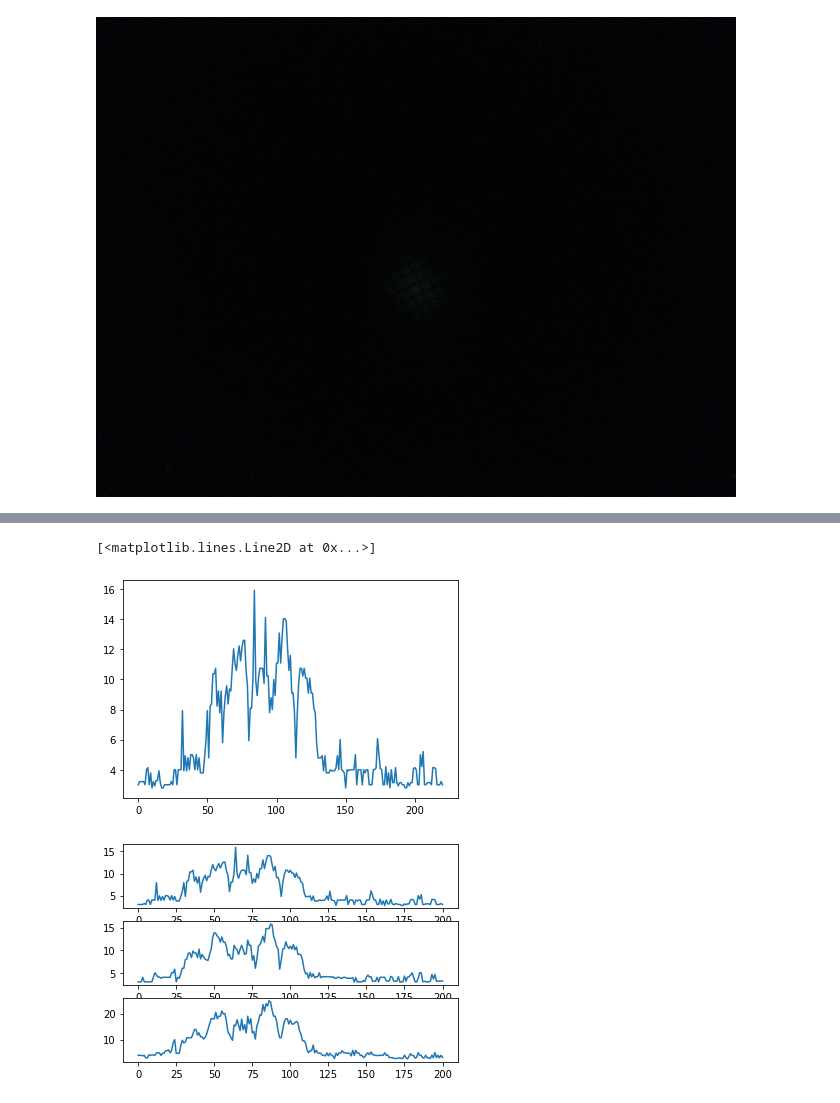
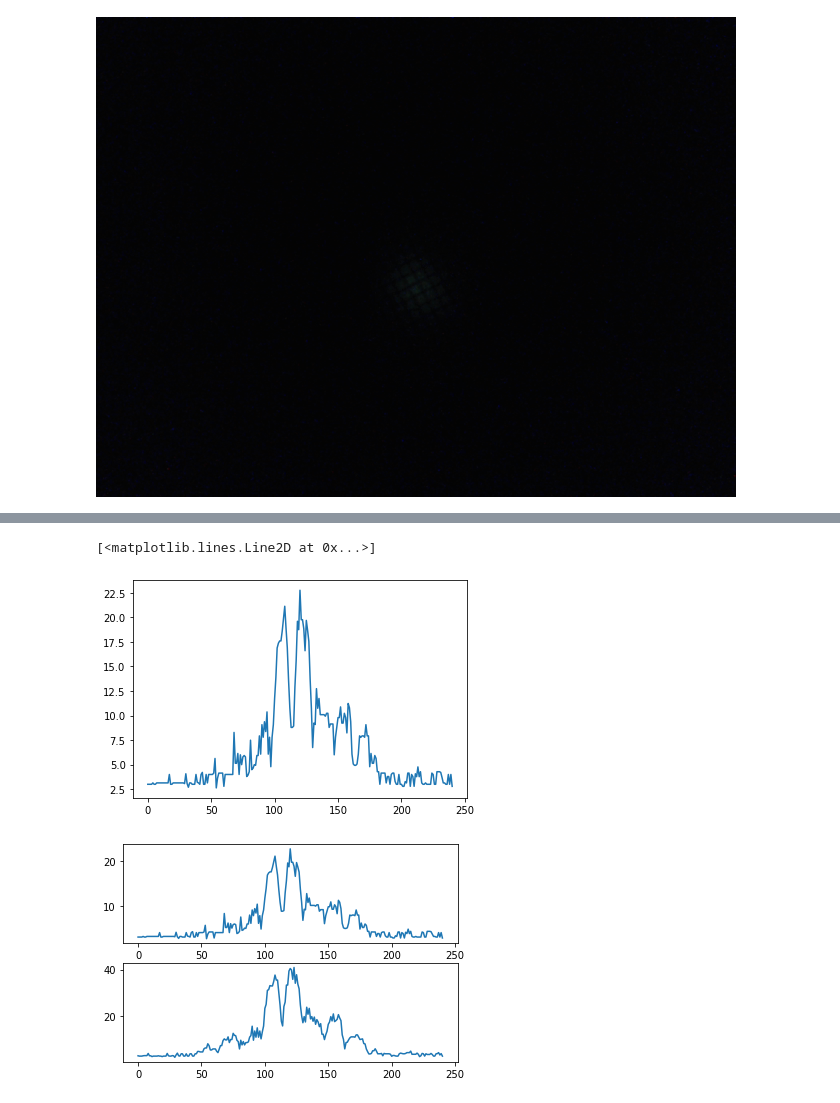
Before and after one commit to ruhomor/vaki, a Jupyter notebook: laba.ipynb, the cells around one changed output, grey strips where cells are left out. Drawn from its saved outputs; the diff is of its cells as text; code cells hidden in the pictures.

```diff
--- a/laba.ipynb
+++ b/laba.ipynb
@@ -18,11 +32,6 @@ print(width, height)
 # %%
 def interpolate_pixels_along_line(x0, y0, x1, y1):
-    """Uses Xiaolin Wu's line algorithm to interpolate all of the pixels along a
-    straight line, given two points (x0, y0) and (x1, y1)
 
-    Wikipedia article containing pseudo code that function was based off of:
-        http://en.wikipedia.org/wiki/Xiaolin_Wu's_line_algorithm
-    """
     pixels = []
     steep = abs(y1 - y0) > abs(x1 - x0)
 
@@ -93,7 +102,7 @@ img
 # %%
 integral = 0
 f = []
-for (x, y) in interpolate_pixels_along_line(270,230,380,340):
+for (x, y) in interpolate_pixels_along_line(260,210,380,330):
     integral += rgb_to_intensity(*px[x, y])
     f.append(rgb_to_intensity(*px[x, y]))
     img.putpixel( (x, y), (255, 0, 0) )
@@ -106,16 +115,16 @@ integral
 plt.plot(f)
 # %% [output]
 [<matplotlib.lines.Line2D at 0x...>]
-[figure, old version]
+[figure, new version]
 # %%
 integrals = [0 for x in paths_to_imgs]
 fs = [[] for x in paths_to_imgs]
 i = 0
-integral_line = interpolate_pixels_along_line(280,240,380,340)
+integral_line = interpolate_pixels_along_line(260,210,380,330)
 for path in paths_to_imgs:
     img = Image.open(path)
     px = img.load()
-    for (x, y) in interpolate_pixels_along_line(280,240,380,340):
+    for (x, y) in interpolate_pixels_along_line(260,210,380,330):
         integrals[i] += rgb_to_intensity(*px[x, y])
         fs[i].append(rgb_to_intensity(*px[x, y]))
         img.putpixel( (x, y), (255, 0, 0) )
@@ -123,15 +132,15 @@ for path in paths_to_imgs:
 # %%
 plt.figure()
 
-plt.subplot(311)
+plt.subplot(211)
 plt.plot(fs[0])
 
-plt.subplot(312)
+plt.subplot(212)
 plt.plot(fs[1])
 
-plt.subplot(313)
-plt.plot(fs[2])
+#plt.subplot(419)
+#plt.plot(fs[8])
 
 plt.show()
 # %% [output]
-[figure, old version]
+[figure, new version]
```
Also changed, not shown: parts of 23 cells of this notebook, 10 other files.
